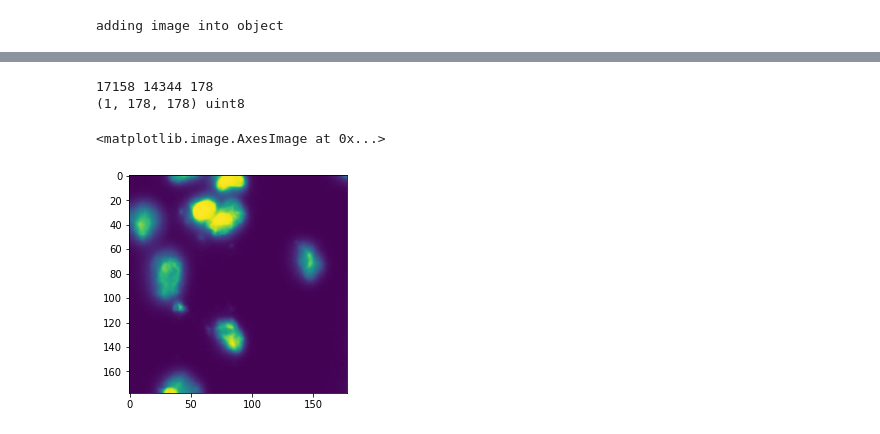
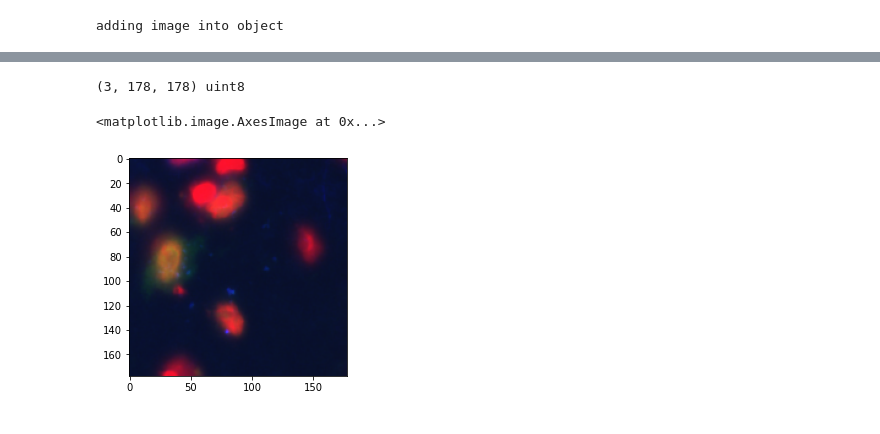
Before and after one commit to scverse/squidpy, a Jupyter notebook: notebooks/hs_extract_image_crops.ipynb, the cells around one changed output, grey strips where cells are left out. Cells and saved outputs as stored; diff of their text form; code cells hidden in the pictures.

```diff
--- a/notebooks/hs_extract_image_crops.ipynb
+++ b/notebooks/hs_extract_image_crops.ipynb
@@ -145,9 +133,8 @@ Data variables:
 # %%
 obs_id, crop = next(crop_generator(adata, img, dtype='uint8'))
 print(crop.shape, crop.dtype)
-plt.imshow(crop[0])
+plt.imshow(crop.transpose(1,2,0))
 # %% [output]
-17158 14344 178
-(1, 178, 178) uint8
+(3, 178, 178) uint8
 <matplotlib.image.AxesImage at 0x...>
-[figure, old version]
+[figure, new version]
```
Also changed, not shown: parts of 10 cells of this notebook.
